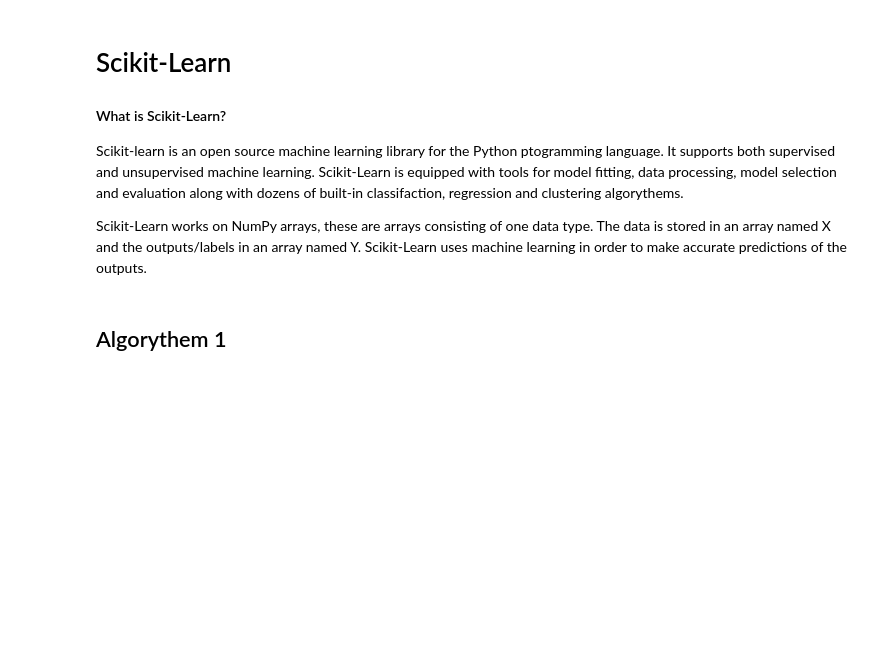
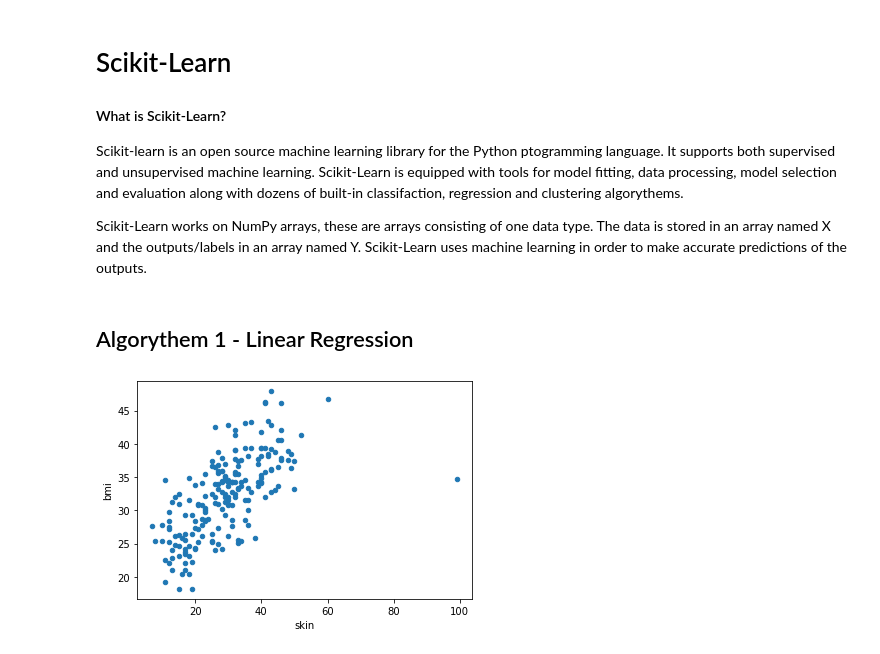
Before and after one commit to Smiithyy/EmergingTechFinalProject, a Jupyter notebook: scikit-learn.ipynb, the cells around one changed output. Saved outputs shown, nothing was run; the diff lists cells and outputs as text; code cells hidden in the pictures; blank space fills up the shorter version.

```diff
--- a/scikit-learn.ipynb
+++ b/scikit-learn.ipynb
@@ -9,4 +9,4 @@
 <p>Scikit-learn is an open source machine learning library for the Python ptogramming language. It supports both supervised and unsupervised machine learning. Scikit-Learn is equipped with tools for model fitting, data processing, model selection and evaluation along with dozens of built-in classifaction, regression and clustering algorythems.</p>
 <p>Scikit-Learn works on NumPy arrays, these are arrays consisting of one data type. The data is stored in an array named X and the outputs/labels in an array named Y. Scikit-Learn uses machine learning in order to make accurate predictions of the outputs.</p>
 # %% [markdown]
-<h2>Algorythem 1</h2>
+<h2>Algorythem 1 - Linear Regression</h2>
@@ -12,0 +24,7 @@
+# %%
+pima = data('Pima.tr')
+# %%
+pima.plot(kind='scatter', x='skin', y='bmi')
+plt.show()
+# %% [output]
+[figure, added]
```
Also changed, not shown: parts of 32 cells of this notebook.
